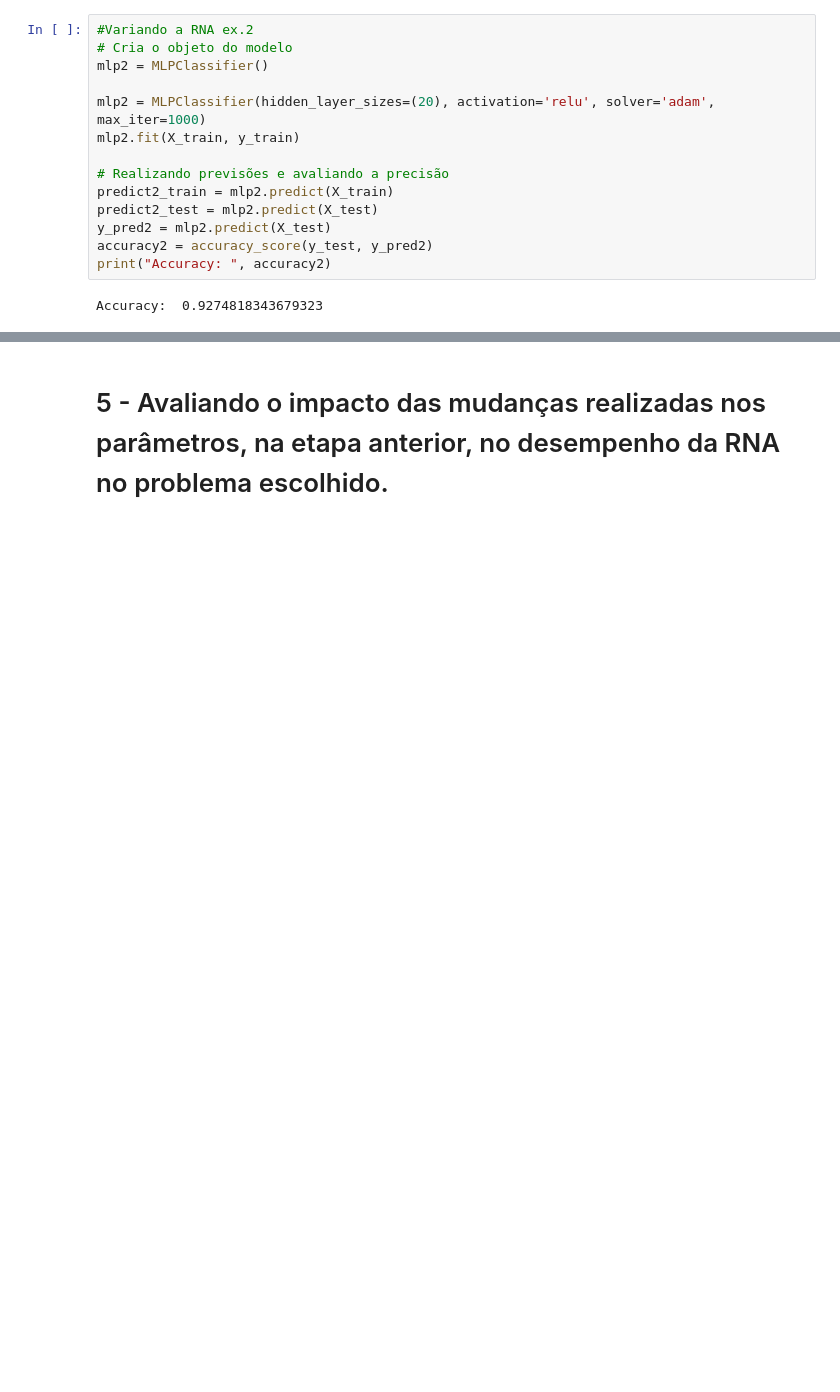
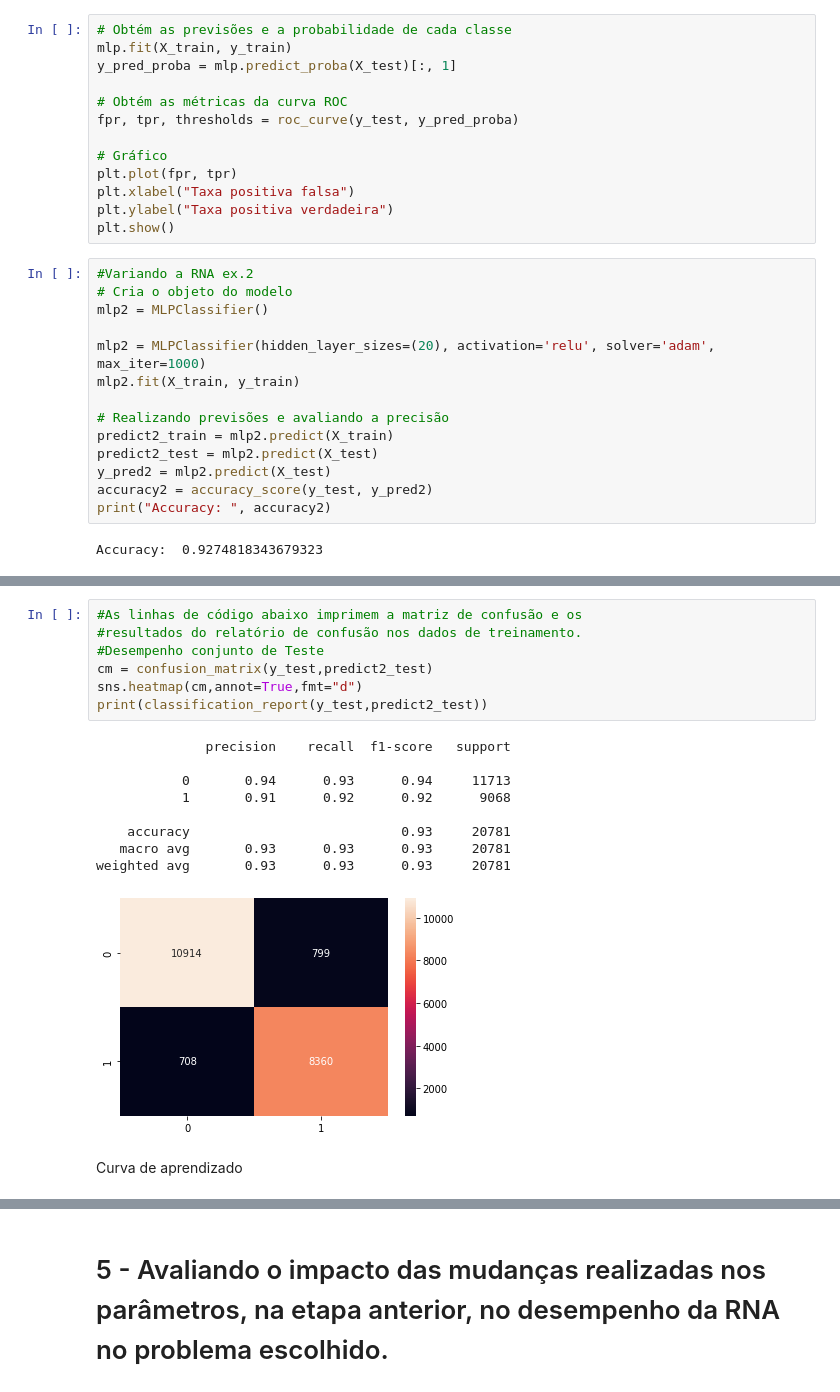
Before and after one commit to gustavo1902/RedesNeurais, a Jupyter notebook: Projeto_Final_Resolvendo_um_problema_prático_com_RNAs.ipynb, the cells around one changed output, grey strips where cells are left out. Drawn from its saved outputs; the diff is of its cells as text; blank space fills up the shorter version.

```diff
--- a/Projeto_Final_Resolvendo_um_problema_prático_com_RNAs.ipynb
+++ b/Projeto_Final_Resolvendo_um_problema_prático_com_RNAs.ipynb
@@ -362,3 +381,16 @@ weighted avg       0.93      0.93      0.93     83123
+# %%
+# Obtém as previsões e a probabilidade de cada classe
+mlp.fit(X_train, y_train)
+y_pred_proba = mlp.predict_proba(X_test)[:, 1]
+
+# Obtém as métricas da curva ROC
+fpr, tpr, thresholds = roc_curve(y_test, y_pred_proba)
+
+# Gráfico
+plt.plot(fpr, tpr)
+plt.xlabel("Taxa positiva falsa")
+plt.ylabel("Taxa positiva verdadeira")
+plt.show()
 # %%
 #Variando a RNA ex.2
 # Cria o objeto do modelo
@@ -398,3 +425,22 @@ print(classification_report(y_train,predict2_train))
    macro avg       0.92      0.92      0.92     83123
 weighted avg       0.93      0.93      0.93     83123
 [figure]
+# %%
+#As linhas de código abaixo imprimem a matriz de confusão e os
+#resultados do relatório de confusão nos dados de treinamento.
+#Desempenho conjunto de Teste
+cm = confusion_matrix(y_test,predict2_test)
+sns.heatmap(cm,annot=True,fmt="d")
+print(classification_report(y_test,predict2_test))
+# %% [output]
+              precision    recall  f1-score   support
+
+           0       0.94      0.93      0.94     11713
+           1       0.91      0.92      0.92      9068
+
+    accuracy                           0.93     20781
+   macro avg       0.93      0.93      0.93     20781
+weighted avg       0.93      0.93      0.93     20781
+[figure, added]
+# %% [markdown]
+Curva de aprendizado
```
Also changed, not shown: parts of 15 cells of this notebook.
